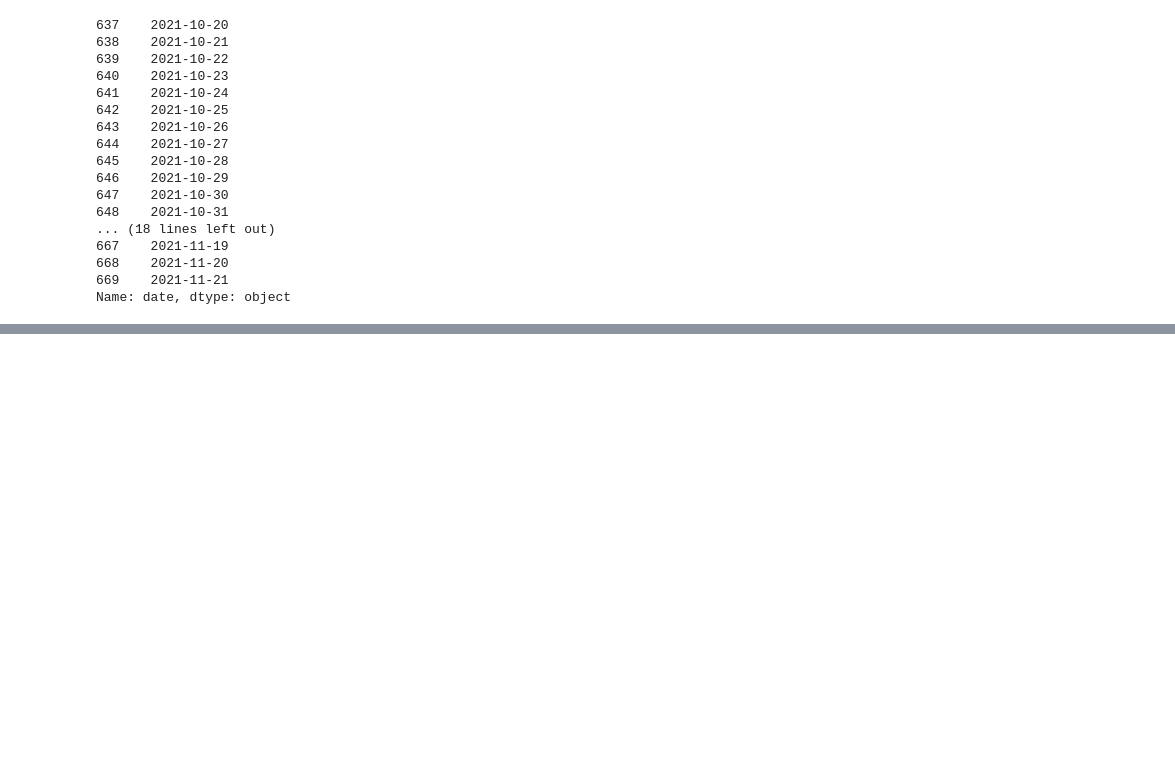
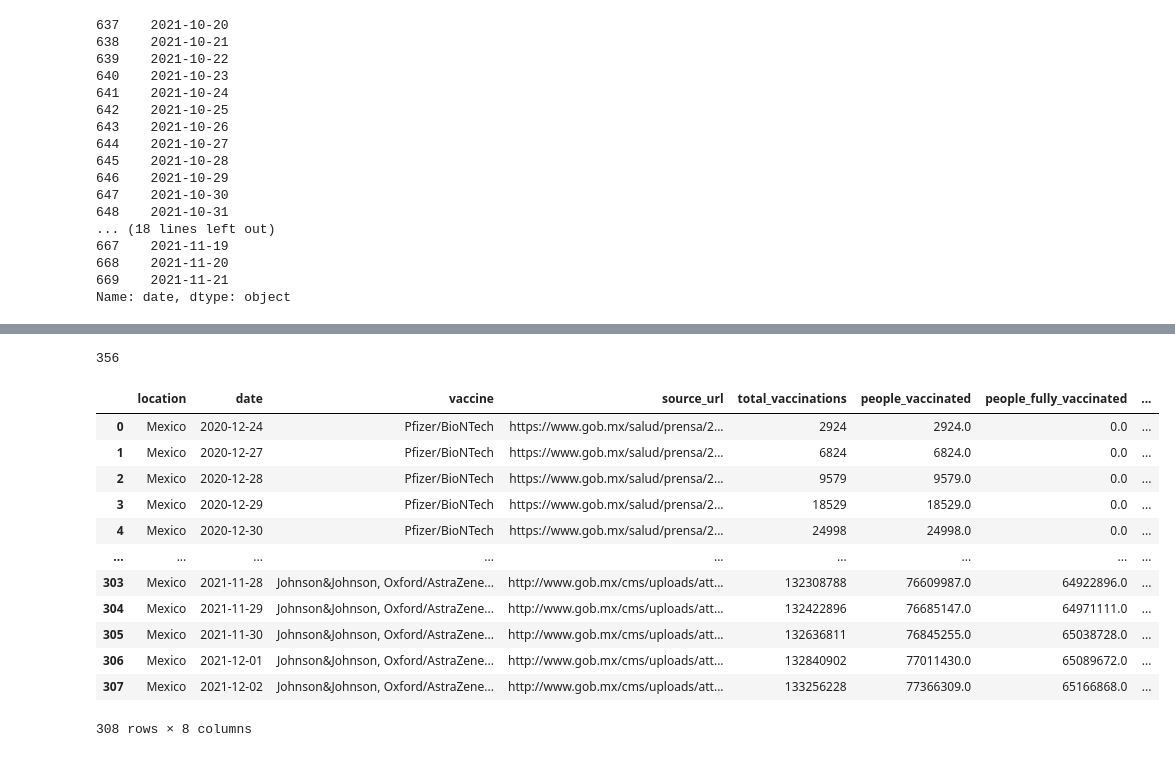
Before and after one commit to digantgarude/Covid-19-Vaccine-Rhetoric-Analysis-Based-on-Tweets, a Jupyter notebook: COVID_Count_API/covid_19_count.ipynb, the cells around one changed output, grey strips where cells are left out. Cells and saved outputs as stored; diff of their text form; code cells hidden in the pictures; blank space fills up the shorter version.

```diff
--- a/COVID_Count_API/covid_19_count.ipynb
+++ b/COVID_Count_API/covid_19_count.ipynb
@@ -36,0 +85,4 @@ Name: date, dtype: object
+# %%
+len(df_us_data[df_us_data['hospitalizedCurrently']!=0.0])
+# %% [output]
+356
@@ -36,0 +93,23 @@ Name: date, dtype: object
+# %%
+# Load Data
+vaccinations_india_df = pd.read_csv("./Datasets/Vaccinations/India.csv")
+vaccinations_usa_df = pd.read_csv("./Datasets/Vaccinations/United_States.csv")
+vaccinations_mexico_df = pd.read_csv("./Datasets/Vaccinations/Mexico.csv")
+# Clean Data
+vaccinations_india_df.fillna(0)
+vaccinations_usa_df.fillna(0)
+vaccinations_mexico_df.fillna(0)
+# %% [output]
+|  | location | date | vaccine | source_url | total_vaccinations | people_vaccinated | people_fully_vaccinated | ... |
+| 0 | Mexico | 2020-12-24 | Pfizer/BioNTech | https://www.gob.mx/salud/prensa/2... | 2924 | 2924.0 | 0.0 | ... |
+| 1 | Mexico | 2020-12-27 | Pfizer/BioNTech | https://www.gob.mx/salud/prensa/2... | 6824 | 6824.0 | 0.0 | ... |
+| 2 | Mexico | 2020-12-28 | Pfizer/BioNTech | https://www.gob.mx/salud/prensa/2... | 9579 | 9579.0 | 0.0 | ... |
+| 3 | Mexico | 2020-12-29 | Pfizer/BioNTech | https://www.gob.mx/salud/prensa/2... | 18529 | 18529.0 | 0.0 | ... |
+| 4 | Mexico | 2020-12-30 | Pfizer/BioNTech | https://www.gob.mx/salud/prensa/2... | 24998 | 24998.0 | 0.0 | ... |
+| ... | ... | ... | ... | ... | ... | ... | ... | ... |
+| 303 | Mexico | 2021-11-28 | Johnson&Johnson, Oxford/AstraZene... | http://www.gob.mx/cms/uploads/att... | 132308788 | 76609987.0 | 64922896.0 | ... |
+| 304 | Mexico | 2021-11-29 | Johnson&Johnson, Oxford/AstraZene... | http://www.gob.mx/cms/uploads/att... | 132422896 | 76685147.0 | 64971111.0 | ... |
+| 305 | Mexico | 2021-11-30 | Johnson&Johnson, Oxford/AstraZene... | http://www.gob.mx/cms/uploads/att... | 132636811 | 76845255.0 | 65038728.0 | ... |
+| 306 | Mexico | 2021-12-01 | Johnson&Johnson, Oxford/AstraZene... | http://www.gob.mx/cms/uploads/att... | 132840902 | 77011430.0 | 65089672.0 | ... |
+| 307 | Mexico | 2021-12-02 | Johnson&Johnson, Oxford/AstraZene... | http://www.gob.mx/cms/uploads/att... | 133256228 | 77366309.0 | 65166868.0 | ... |
+308 rows × 8 columns
```
Also changed, not shown: parts of 9 cells of this notebook, 25 other files.
